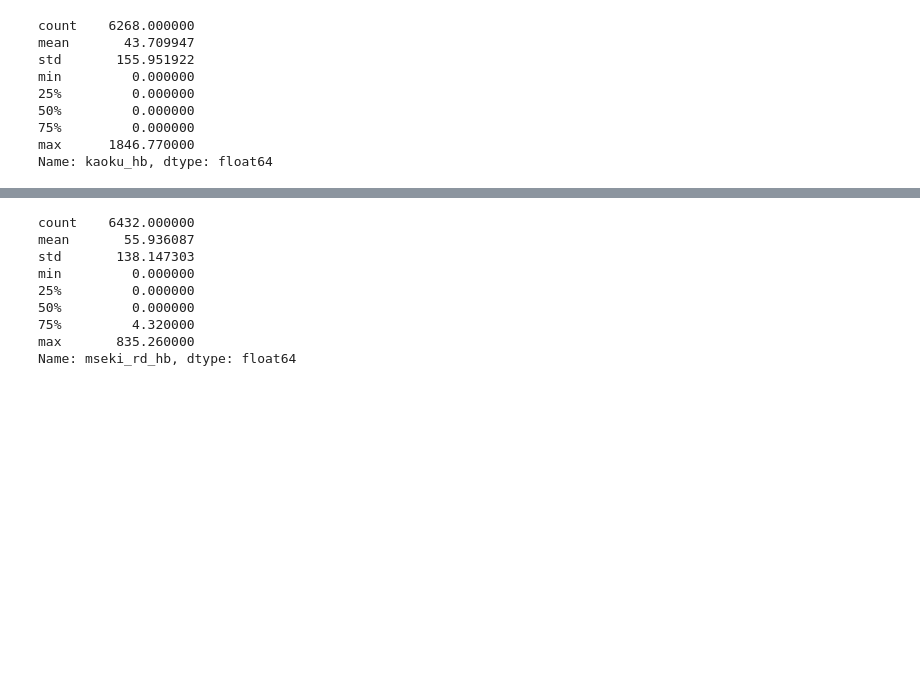
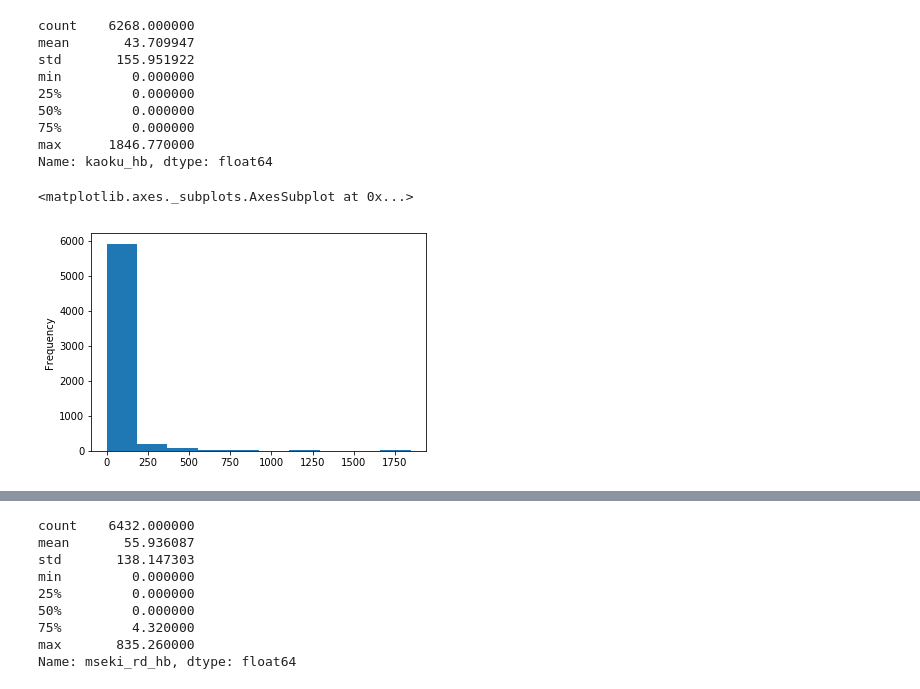
Before and after one commit to 196883/IGHD, a Jupyter notebook: src/data_check.ipynb, the cells around one changed output, grey strips where cells are left out. Saved outputs shown, nothing was run; the diff lists cells and outputs as text; code cells hidden in the pictures; blank space fills up the shorter version.

```diff
--- a/src/data_check.ipynb
+++ b/src/data_check.ipynb
@@ -461,4 +480,9 @@ min         0.000000
 75%         0.000000
 max      1846.770000
 Name: kaoku_hb, dtype: float64
+# %%
+df_tmp['kaoku_hb'].plot.hist()
+# %% [output]
+<matplotlib.axes._subplots.AxesSubplot at 0x...>
+[figure, added]
 # %%
```
Also changed, not shown: parts of 15 cells of this notebook.
